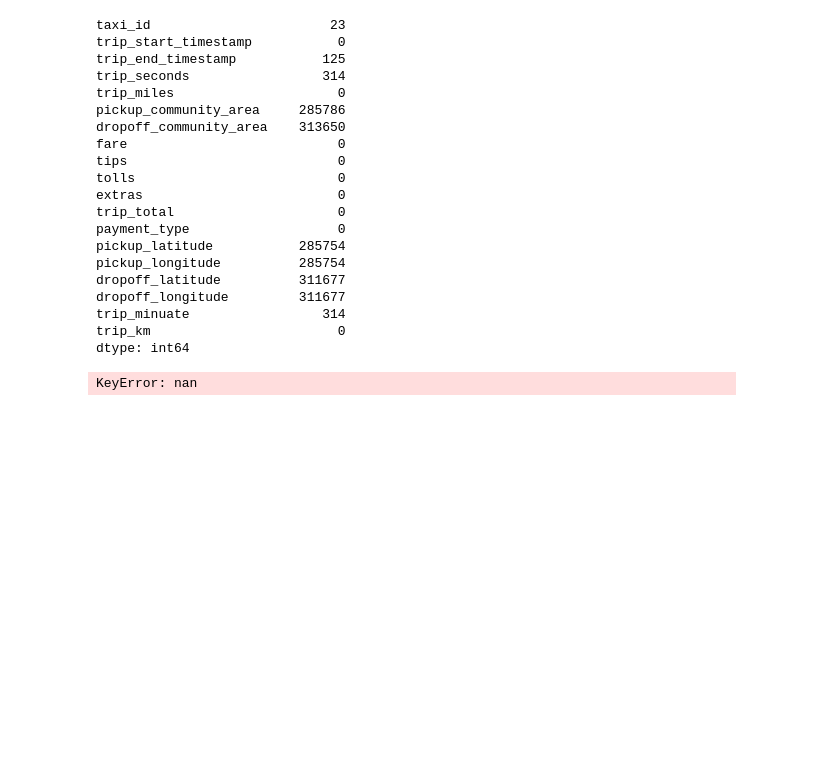
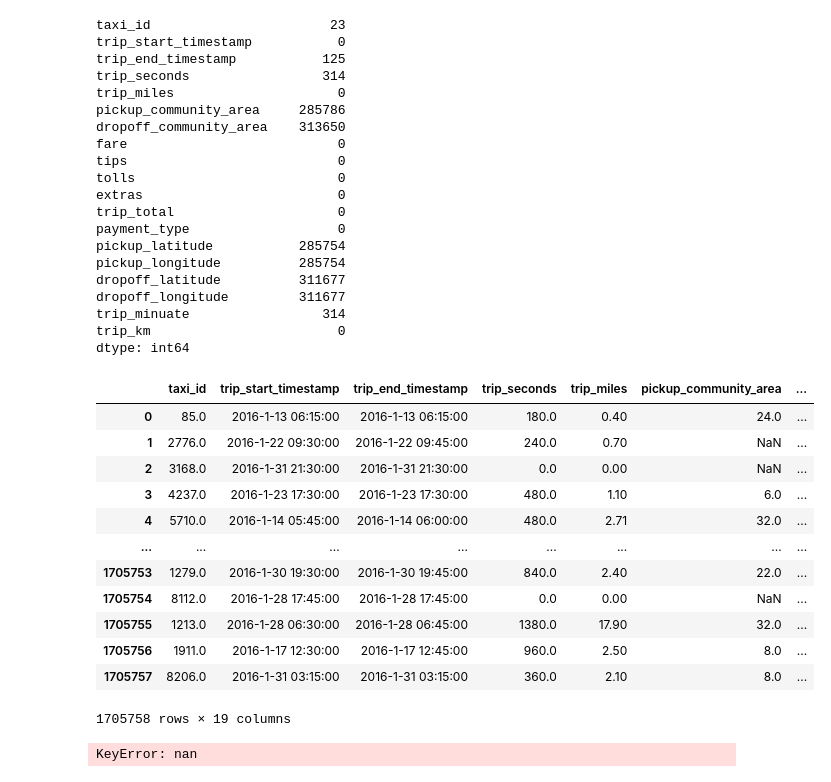
Before and after one commit to Hinterhalter/Kaggle, a Jupyter notebook: Chicago-taxi-rides.ipynb, the cells around one changed output. Cells and saved outputs as stored; diff of their text form; code cells hidden in the pictures; blank space fills up the shorter version.

```diff
--- a/Chicago-taxi-rides.ipynb
+++ b/Chicago-taxi-rides.ipynb
@@ -610,6 +649,22 @@ def get_loc(data):
         lng = add_geo['location']['lng']
 
     return lat, lng
+# %%
+jan_1
+# %% [output]
+|  | taxi_id | trip_start_timestamp | trip_end_timestamp | trip_seconds | trip_miles | pickup_community_area | ... |
+| 0 | 85.0 | 2016-1-13 06:15:00 | 2016-1-13 06:15:00 | 180.0 | 0.40 | 24.0 | ... |
+| 1 | 2776.0 | 2016-1-22 09:30:00 | 2016-1-22 09:45:00 | 240.0 | 0.70 | NaN | ... |
+| 2 | 3168.0 | 2016-1-31 21:30:00 | 2016-1-31 21:30:00 | 0.0 | 0.00 | NaN | ... |
+| 3 | 4237.0 | 2016-1-23 17:30:00 | 2016-1-23 17:30:00 | 480.0 | 1.10 | 6.0 | ... |
+| 4 | 5710.0 | 2016-1-14 05:45:00 | 2016-1-14 06:00:00 | 480.0 | 2.71 | 32.0 | ... |
+| ... | ... | ... | ... | ... | ... | ... | ... |
+| 1705753 | 1279.0 | 2016-1-30 19:30:00 | 2016-1-30 19:45:00 | 840.0 | 2.40 | 22.0 | ... |
+| 1705754 | 8112.0 | 2016-1-28 17:45:00 | 2016-1-28 17:45:00 | 0.0 | 0.00 | NaN | ... |
+| 1705755 | 1213.0 | 2016-1-28 06:30:00 | 2016-1-28 06:45:00 | 1380.0 | 17.90 | 32.0 | ... |
+| 1705756 | 1911.0 | 2016-1-17 12:30:00 | 2016-1-17 12:45:00 | 960.0 | 2.50 | 8.0 | ... |
+| 1705757 | 8206.0 | 2016-1-31 03:15:00 | 2016-1-31 03:15:00 | 360.0 | 2.10 | 8.0 | ... |
+1705758 rows × 19 columns
 # %%
 jan_1['drop_lat']  = jan_1['dropoff_community_area'].map(lambda x : get_loc(x)[0])
 # %% [output]
```
Also changed, not shown: parts of 13 cells of this notebook.
